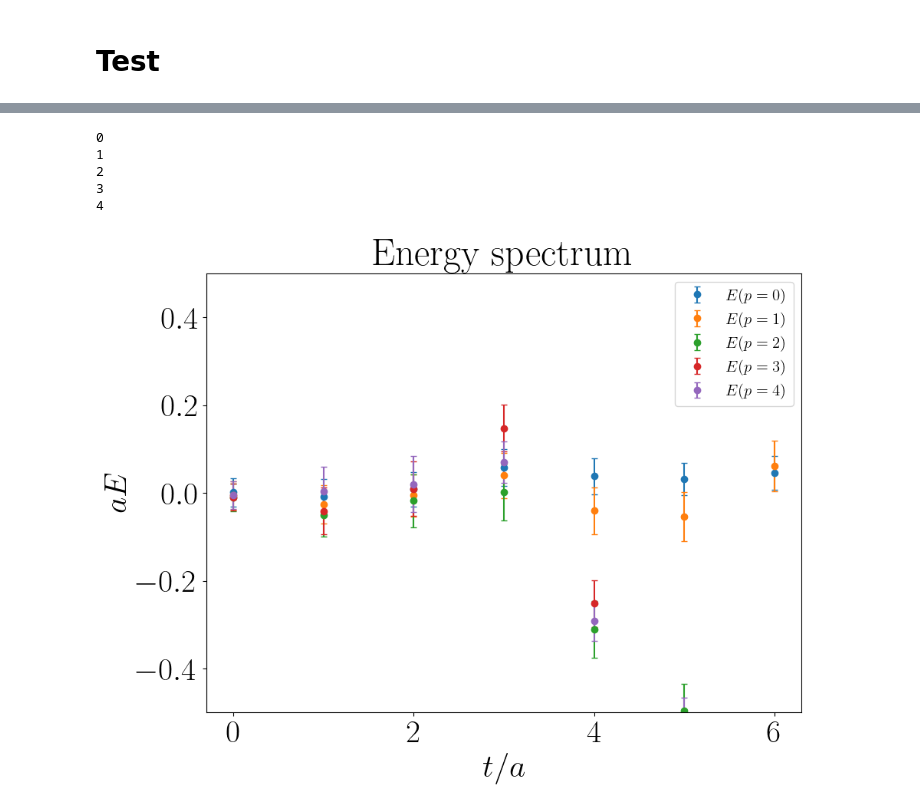
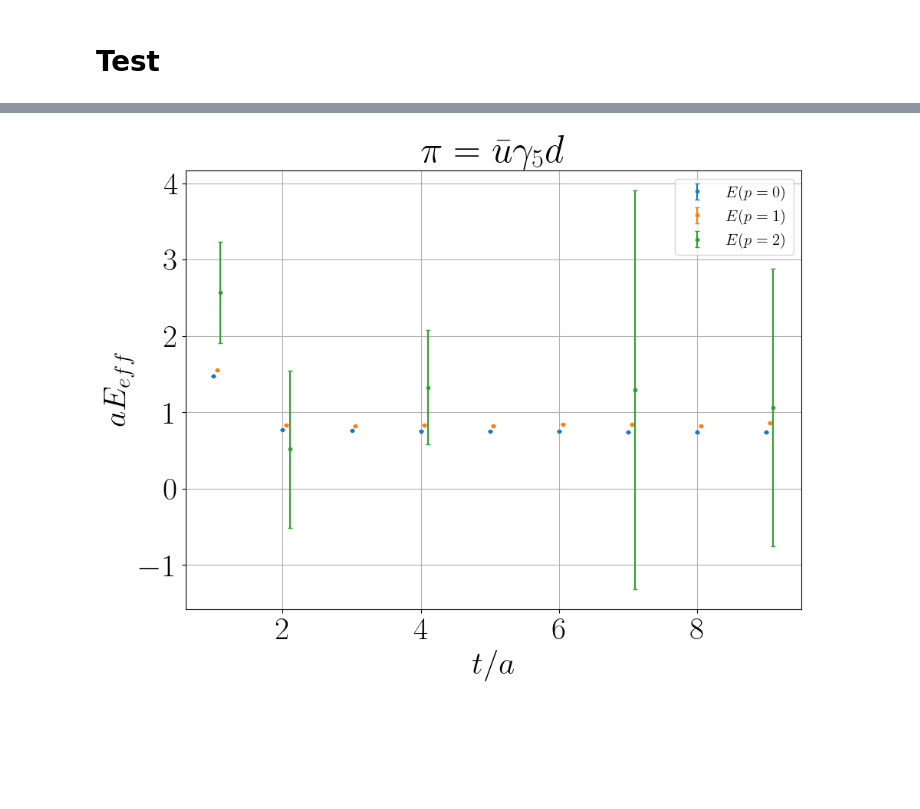
Before and after one commit to orginos/torchQFT, a Jupyter notebook: njl.ipynb, the cells around one changed output, grey strips where cells are left out. Cells and saved outputs as stored; diff of their text form; code cells hidden in the pictures; blank space fills up the shorter version.

```diff
--- a/njl.ipynb
+++ b/njl.ipynb
@@ -232,10 +232,10 @@ import njl as njl
 
 import time
 
-L = 16
-m_njl = njl.field(V=(L,L), l=0.4, m=0.0,Nf=2,batch_size=5,dtype=tr.float64,device="cuda")
+L = 8
+m_njl = njl.field(V=(L,L), g=0.4, m=0.2,Nf=2,batch_size=5,dtype=tr.float64,device="cuda")
 Nwarm = 1
-Nmeas = 300
+Nmeas = 100
 Nskip = 1
 
 
@@ -243,7 +243,7 @@ sigma = m_njl.coldStart()
 print(sigma.shape)
 current_sigma=m_njl.generate_phi(sigma)
 
-integr = integ.minnorm2(m_njl.force,m_njl.evolveQ,20,1.0)
+integr = integ.minnorm2(m_njl.force,m_njl.evolveQ,14,1.0)
 samp = u.hmc(m_njl, integr, verbose=True)
 
 sigma= samp.evolve(sigma,Nwarm)
@@ -274,13 +274,13 @@ for k in range(Nmeas):
     #c_pi, c_sig = m_njl.measure_correlators(sigma)
     #history_C_pi.append(c_pi)
 
-    results = m_njl.measure_momentum_correlators(sigma, k_list=[0,1,2,3,4,5])
+    results = m_njl.measure_momentum_correlators(sigma, k_list=[0,1,2,3,4,5],smearing="point",n_steps=30)
     history_C_pi.append(results['pion'])
     history_C_sig.append(results['sigma'])
 
     #C2p = tr.real(tr.conj(p1_av_sig)*p1_av_sig)*Vol
     if(k%100==0):
-        print("k= ",k,"(av_sigma,chi_m, c2p, E) ", av_sigma.cpu().mean().numpy(),chi_m.cpu().mean().numpy(),ttE.cpu().mean().numpy())
+        print("k= ",k,"(av_sigma,chi_m, E) ", av_sigma.cpu().mean().numpy(),chi_m.cpu().mean().numpy(),ttE.cpu().mean().numpy())
         #print("len(C2p): ", len(C2p))
     #lC2p.append(C2p)
     lchi_m.append(chi_m)
@@ -372,7 +345,7 @@ for r in history_C_sig:
 #size of the plot
 #Nmeas =300
 Nmeas1 = Nmeas
-batch_size=5
+batch_size=50
 plt.figure(figsize=(16, 4))
 plt.title(r"$\chi_m$")
 plt.plot(range(Nmeas),tr.vstack(lchi_m).reshape(Nmeas1,batch_size).to("cpu")[:Nmeas])#, label=r'$\chi_m$')
@@ -393,8 +366,9 @@ for time in range(L-1):
     ax[time].set_ylabel(rf"$C_{{p=5}}^{{t={time}}}$", rotation=0, labelpad=-30, fontsize=20)
     ax[time].yaxis.set_label_position("right")
 
-    ax[time].plot(range(Nmeas), tr.vstack(cpt_sig[1])[:, time].reshape(Nmeas1, batch_size).to("cpu")[:Nmeas])
+    ax[time].plot(range(Nmeas), tr.vstack(cpt[5])[:, time].reshape(Nmeas1, batch_size).to("cpu")[:Nmeas])
     ax[time].legend(loc='upper left')
+    #ax[time].set_ylim(-0.000001,0.000001)
 
 plt.show()
 
@@ -467,21 +539,20 @@ W_opt = 1, Q = nan
 # %%
 #plot energies
 plt.figure(figsize=(10,8))
-for pp in range(5):
-    print(pp)
-    plt.errorbar(range(len(all_E[pp][:7])),all_E[pp][:7],yerr=error_all_E[pp][:7],fmt='o',capsize=3,label=rf"$E(p={pp})$")
+
+times=[i for i in range(len(all_E[0]))]
+for pp in range(3):
+    #print(pp)
+    plt.errorbar([i+0.05*pp for i in times],all_E[pp],yerr=error_all_E[pp],fmt='.',capsize=2,label=rf"$E(p={pp})$")
 #axes labels
 plt.xlabel(r"$t/a$")
-plt.ylabel(r"$aE$")
-plt.title("Energy spectrum")
+plt.ylabel(r"$aE_{eff}$")
+plt.title(r"$\pi=\bar{u}\gamma_5 d$ ")
 #limits
-plt.ylim(-0.5,0.5)
+#plt.ylim(-0,2.2)
+# grid of the plot
+plt.grid()
 plt.legend(fontsize=15)
 plt.show()
 # %% [output]
-0
-1
-2
-3
-4
-[figure, old version]
+[figure, new version]
```
Also changed, not shown: parts of 22 cells of this notebook, 6 other files.
